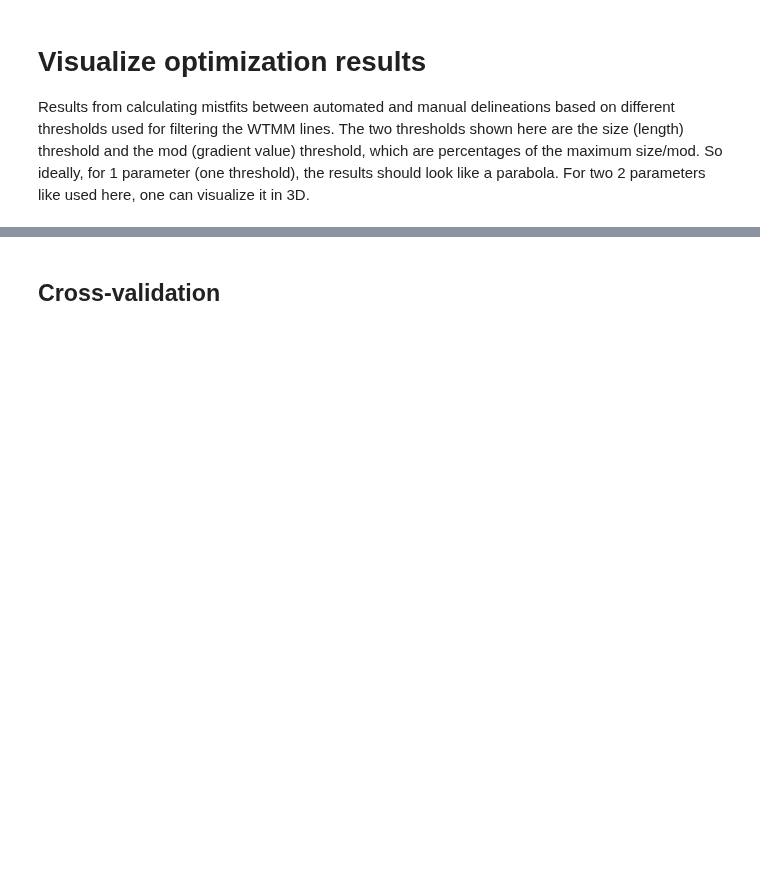
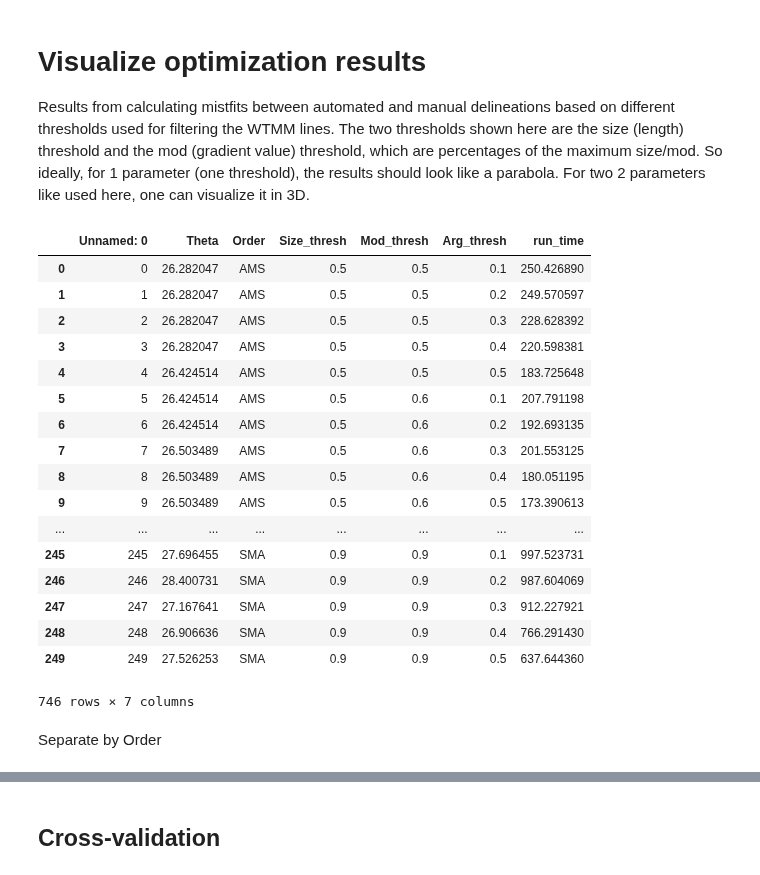
Before and after one commit to jukesliu/automated-glacier-terminus, a Jupyter notebook: Optimization.ipynb, the cells around one changed output, grey strips where cells are left out. Saved outputs shown, nothing was run; the diff lists cells and outputs as text; code cells hidden in the pictures; blank space fills up the shorter version.

```diff
--- a/Optimization.ipynb
+++ b/Optimization.ipynb
@@ -297,11 +297,35 @@ import pandas as pd
 
 path = '/Users/julialiu/Documents/BSU/EGG/'
 # %%
-# df1 = pd.read_csv(sg_path+'optimizationresults_3.csv', sep=',')
-# df2 = pd.read_csv(sg_path+'optimizationresults_2.csv', sep=',')
+df1 = pd.read_csv(sg_path+'optimizationresults_order.csv', sep=',')
+df2 = pd.read_csv(sg_path+'optimizationresults_order2.csv', sep=',')
 # df3 = pd.read_csv(sg_path+'optimizationresults_1.csv', sep=',')
 # df4 = pd.read_csv(sg_path+'optimizationresults_4.csv', sep=',')
 # optimization_df = pd.concat([df1, df2, df3, df4])
-optimization_df = pd.read_csv(path+'optimizationresults_all4.csv', sep=',')
+optimization_df = pd.concat([df1, df2])
+# optimization_df = pd.read_csv(path+'optimizationresults_all4.csv', sep=',')
+# %%
+optimization_df
+# %% [output]
+|  | Unnamed: 0 | Theta | Order | Size_thresh | Mod_thresh | Arg_thresh | run_time |
+| 0 | 0 | 26.282047 | AMS | 0.5 | 0.5 | 0.1 | 250.426890 |
+| 1 | 1 | 26.282047 | AMS | 0.5 | 0.5 | 0.2 | 249.570597 |
+| 2 | 2 | 26.282047 | AMS | 0.5 | 0.5 | 0.3 | 228.628392 |
+| 3 | 3 | 26.282047 | AMS | 0.5 | 0.5 | 0.4 | 220.598381 |
+| 4 | 4 | 26.424514 | AMS | 0.5 | 0.5 | 0.5 | 183.725648 |
+| 5 | 5 | 26.424514 | AMS | 0.5 | 0.6 | 0.1 | 207.791198 |
+| 6 | 6 | 26.424514 | AMS | 0.5 | 0.6 | 0.2 | 192.693135 |
+| 7 | 7 | 26.503489 | AMS | 0.5 | 0.6 | 0.3 | 201.553125 |
+| 8 | 8 | 26.503489 | AMS | 0.5 | 0.6 | 0.4 | 180.051195 |
+| 9 | 9 | 26.503489 | AMS | 0.5 | 0.6 | 0.5 | 173.390613 |
+| ... | ... | ... | ... | ... | ... | ... | ... |
+| 245 | 245 | 27.696455 | SMA | 0.9 | 0.9 | 0.1 | 997.523731 |
+| 246 | 246 | 28.400731 | SMA | 0.9 | 0.9 | 0.2 | 987.604069 |
+| 247 | 247 | 27.167641 | SMA | 0.9 | 0.9 | 0.3 | 912.227921 |
+| 248 | 248 | 26.906636 | SMA | 0.9 | 0.9 | 0.4 | 766.291430 |
+| 249 | 249 | 27.526253 | SMA | 0.9 | 0.9 | 0.5 | 637.644360 |
+746 rows × 7 columns
 # %%
 # optimization_df.to_csv(sg_path+'optimizationresults_all4.csv', sep=',')
+# %% [markdown]
+Separate by Order
```
Also changed, not shown: parts of 7 cells of this notebook, 1 other file.
